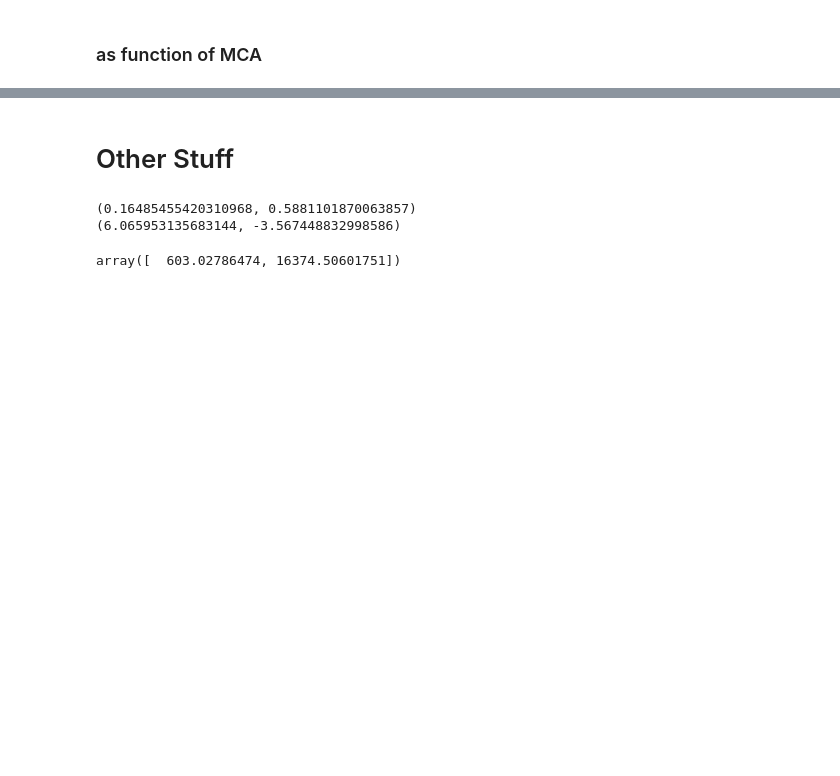
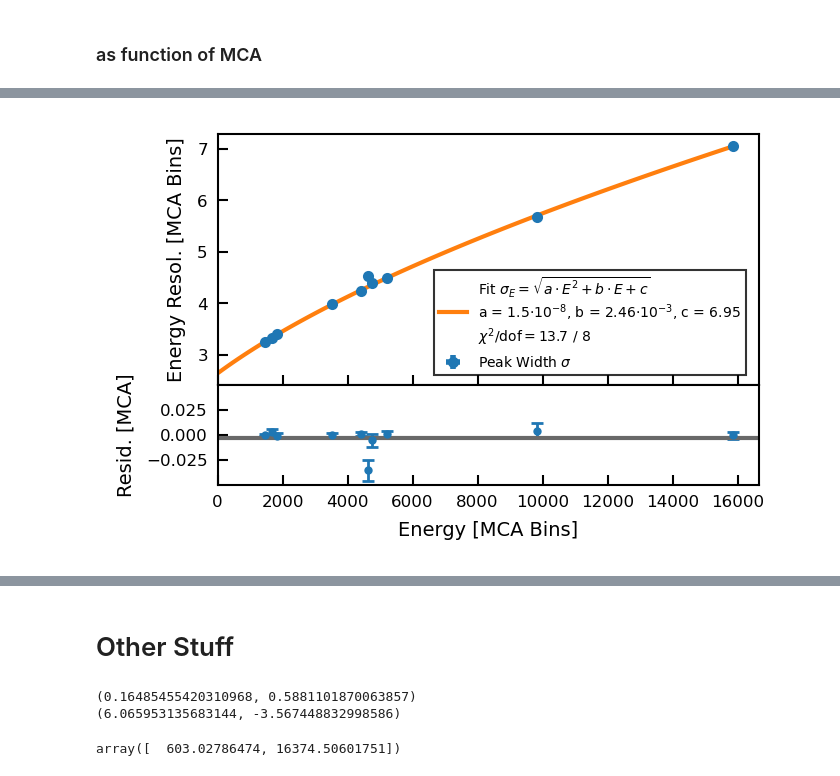
Before and after one commit to Physik-Institut-UZH/Gator_2020, a Jupyter notebook: Calibrations/2021.02.04/Calibration_Th228_20210204.ipynb, the cells around one changed output, grey strips where cells are left out. Cells and saved outputs as stored; diff of their text form; code cells hidden in the pictures; blank space fills up the shorter version.

```diff
--- a/Calibrations/2021.02.04/Calibration_Th228_20210204.ipynb
+++ b/Calibrations/2021.02.04/Calibration_Th228_20210204.ipynb
@@ -2325,0 +2388,44 @@ plt.show()
+# %%
+residuals_conv = residuals*df_calibration.e_lit
+residuals_err_conv = residuals_err*df_calibration.e_lit
+# %%
+fig = plt.figure()
+gs = gridspec.GridSpec(2, 1, height_ratios=[2.5, 1])
+
+ax0 = plt.subplot(gs[0])
+ax0.errorbar(df_calibration.peak_position, resol, yerr = resol_err, xerr = df_calibration.peak_position_unc,
+            fmt = 'o', ms = 3, label = 'Peak Width $\sigma$', linewidth = 2)
+x_val = x_val = np.linspace(0, np.array(df_calibration.peak_position)[-1], 100)
+ax0.plot(x_val, resolFunc(x_val, popt_relresol[2], popt_relresol[1]/cal_CE_a, popt_relresol[0]/cal_CE_a**2),
+         label = 'Fit $\sigma_E = \sqrt{a \cdot E^2 + b \cdot E +c}$'
+         +'\na = '+str(round(1e8*popt_relresol[2],2))+'$\cdot 10^{-8}$'
+         +', b = '+str(round(1e3*popt_relresol[1]/cal_CE_a,2))+'$\cdot 10^{-3}$'
+         +', c = '+str(round(1e0*popt_relresol[0]/cal_CE_a**2,2))
+         +'\n$\chi^2 / \mathrm{dof} = $'+str(round(chi2,1))+' / '+str(int(dof)))
+ax0.set_ylabel('Energy Resol. [MCA Bins]')
+ax0.set_xlim(left = 0)
+
+ax1 = plt.subplot(gs[1], sharex = ax0)
+ax1.errorbar(df_calibration.peak_position, residuals_conv, yerr = residuals_err_conv,
+             fmt='o', ms=2, capsize=2, linewidth = 1, label = '$\chi^2 / \mathrm{dof} = $'+str(round(chi2,1))+' / '+str(int(dof)))
+ax1.axhline(y=np.mean(residuals_conv), color = 'dimgray')
+plt.setp(ax0.get_xticklabels(), visible=False)
+yticks = ax1.yaxis.get_major_ticks()
+#yticks[-1].label1.set_visible(False)
+ax1.set_xlabel('Energy [MCA Bins]')
+ax1.set_ylabel('Resid. [MCA]')
+val_lim = max(np.abs(1.1*np.max(residuals_conv+residuals_err_conv)), np.abs(1.1*np.min(residuals_conv-residuals_err_conv)))
+ax1.set_ylim(-val_lim, val_lim)
+ax1.set_xlim(left = 0)
+#ax1.set_yticks(np.arange(-0.15, 0.16, step=0.15))
+#plt.xlim(0, 16383)
+
+legend = ax0.legend(loc=4, bbox_to_anchor=(0.99,0.01), frameon=True, shadow=False, edgecolor='black', fancybox=False)
+legend.get_frame().set_linewidth(0.75)
+
+plt.subplots_adjust(hspace=.0)
+if save_plots:
+    plt.savefig(filename_suffix_save+'_resolution_fit_residuals_adc.png', bbox_inches='tight')
+plt.show()
+# %% [output]
+[figure, added]
```
Also changed, not shown: parts of 12 cells of this notebook, 13 other files.
